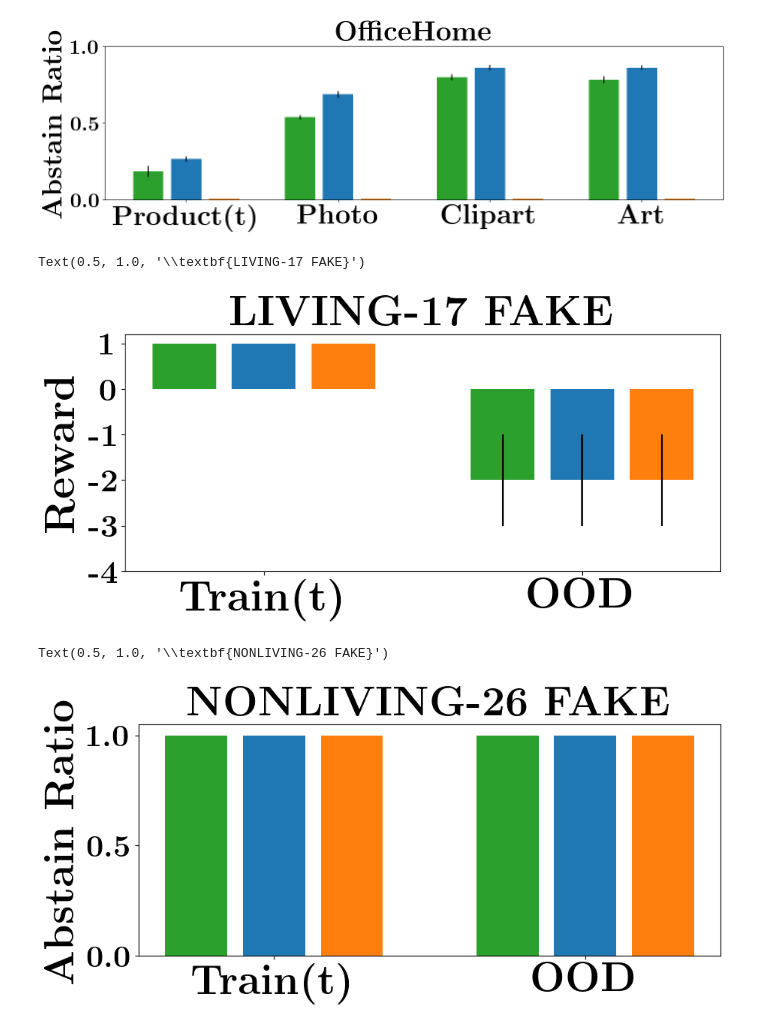
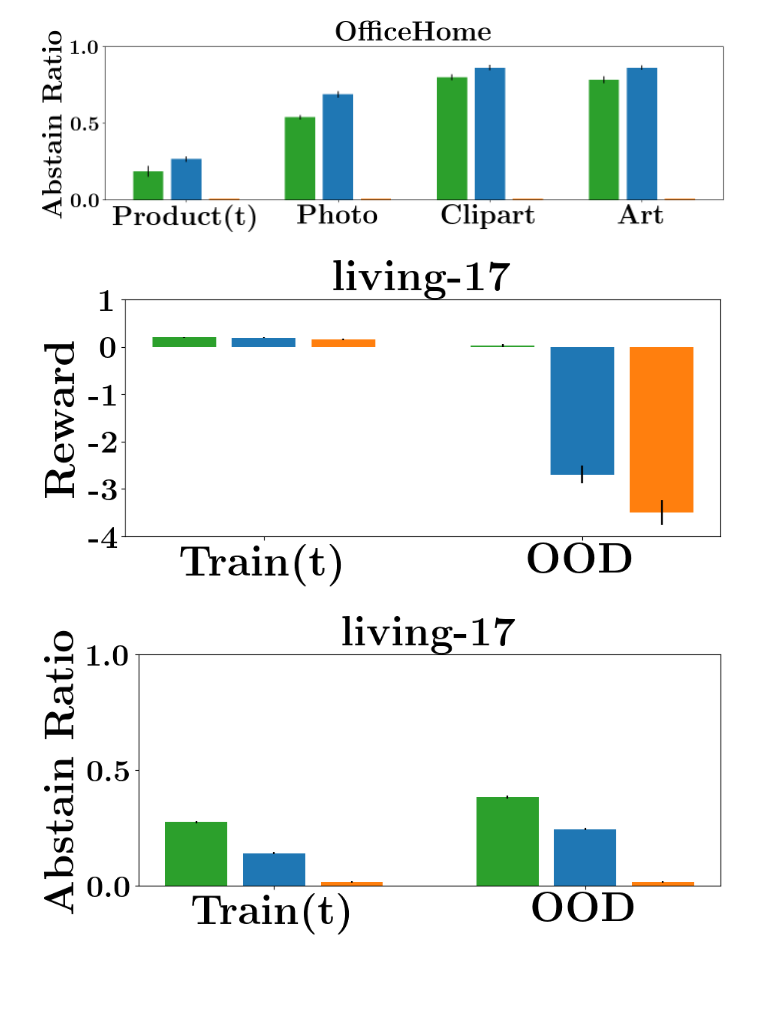
Before and after one commit to katiekang1998/cautious_extrapolation, a Jupyter notebook: cautious_extrapolation/OfficeHome/plot.ipynb, the cells around one changed output. Drawn from its saved outputs; the diff is of its cells as text; code cells hidden in the pictures; blank space fills up the shorter version.

```diff
--- a/cautious_extrapolation/OfficeHome/plot.ipynb
+++ b/cautious_extrapolation/OfficeHome/plot.ipynb
@@ -326,9 +405,9 @@ mpl.rcParams['text.latex.preamble'] = [r'\boldmath']
 
 plt.rcParams["figure.figsize"] = (10,4)
 
-plt.bar((np.arange(2)*4), [1, -2], yerr=[0, 1], color="C2")
-plt.bar((np.arange(2)*4)+1, [1, -2], yerr=[0, 1], color="C0")
-plt.bar((np.arange(2)*4)+2, [1, -2], yerr=[0, 1], color="C1")
+plt.bar((np.arange(2)*4), [0.196, 0.02], yerr=[0.01140175425, 0.03240370349], color="C2")
+plt.bar((np.arange(2)*4)+1, [0.19, -2.698], yerr=[0.00894427191, 0.1833575742], color="C0")
+plt.bar((np.arange(2)*4)+2, [0.156, -3.498], yerr=[0.01140175425, 0.2658382967], color="C1")
 
 # plt.bar((np.arange(4)*4)+1, np.mean(rl_returns_all, axis=0)[[0, 3, 2, 1]], yerr=np.std(rl_returns_all, axis=0)[[0, 3, 2, 1]], color="C0")
 # plt.bar((np.arange(4)*4)+2, np.mean(bc_returns_all, axis=0)[[0, 3, 2, 1]], yerr=np.std(bc_returns_all, axis=0)[[0, 3, 2, 1]], color="C1")
@@ -338,34 +417,36 @@ plot_labels =  [r"\textbf{Train(t)}", r"\textbf{OOD}"]
 plt.xticks(np.arange(2)*4+1, plot_labels, fontsize=40)
 plt.yticks(np.arange(-4, 2, 1), [r"\textbf{"+str(_)+"}" for _ in np.arange(-4, 2, 1)], fontsize=30)
 plt.ylabel(r"\textbf{Reward}", fontsize=40)
-plt.title(r"\textbf{LIVING-17 FAKE}", fontsize=40)
+plt.title(r"\textbf{living-17}", fontsize=40)
+
+plt.show()
 # %% [output]
-Text(0.5, 1.0, '\\textbf{LIVING-17 FAKE}')
-[figure, old version]
+[figure, new version]
 # %%
 
 import matplotlib as mpl
 from matplotlib import rc
 
 rc('font', **{'family': 'serif', 'serif': ['Computer Modern']})
 rc('text', usetex=True)
 mpl.rcParams['text.latex.preamble'] = [r'\boldmath']
 
 plt.rcParams["figure.figsize"] = (10,4)
 
-plt.bar((np.arange(2)*4), [1,  1], yerr=[0, 0], color="C2")
-plt.bar((np.arange(2)*4)+1, [1, 1], yerr=[0, 0], color="C0")
-plt.bar((np.arange(2)*4)+2, [1, 1], yerr=[0, 0], color="C1")
+plt.bar((np.arange(2)*4), np.array([27.428,  38.362])/100, yerr=np.array([0.5241373866,	0.5798879202])/100, color="C2")
+plt.bar((np.arange(2)*4)+1, np.array([14.03,	24.438])/100, yerr=np.array([0.4917011287,	0.4843242715])/100, color="C0")
+plt.bar((np.arange(2)*4)+2, np.array([1.522,	1.644])/100, yerr=np.array([0.3340209574,	0.2110213259])/100, color="C1")
 
 # plt.bar((np.arange(4)*4)+1, np.mean(rl_returns_all, axis=0)[[0, 3, 2, 1]], yerr=np.std(rl_returns_all, axis=0)[[0, 3, 2, 1]], color="C0")
 # plt.bar((np.arange(4)*4)+2, np.mean(bc_returns_all, axis=0)[[0, 3, 2, 1]], yerr=np.std(bc_returns_all, axis=0)[[0, 3, 2, 1]], color="C1")
 
 plot_labels =  [r"\textbf{Train(t)}", r"\textbf{OOD}"]
 
 plt.xticks(np.arange(2)*4+1, plot_labels, fontsize=40)
 plt.yticks(np.arange(0, 1.5, 0.5), [r"\textbf{"+str(_)+"}" for _ in np.arange(0, 1.5, 0.5)], fontsize=30)
 plt.ylabel(r"\textbf{Abstain Ratio}", fontsize=40)
-plt.title(r"\textbf{NONLIVING-26 FAKE}", fontsize=40)
+plt.title(r"\textbf{living-17}", fontsize=40)
+
+plt.show()
 # %% [output]
-Text(0.5, 1.0, '\\textbf{NONLIVING-26 FAKE}')
-[figure, old version]
+[figure, new version]
```
Also changed, not shown: parts of 6 cells of this notebook, 8 other files.
